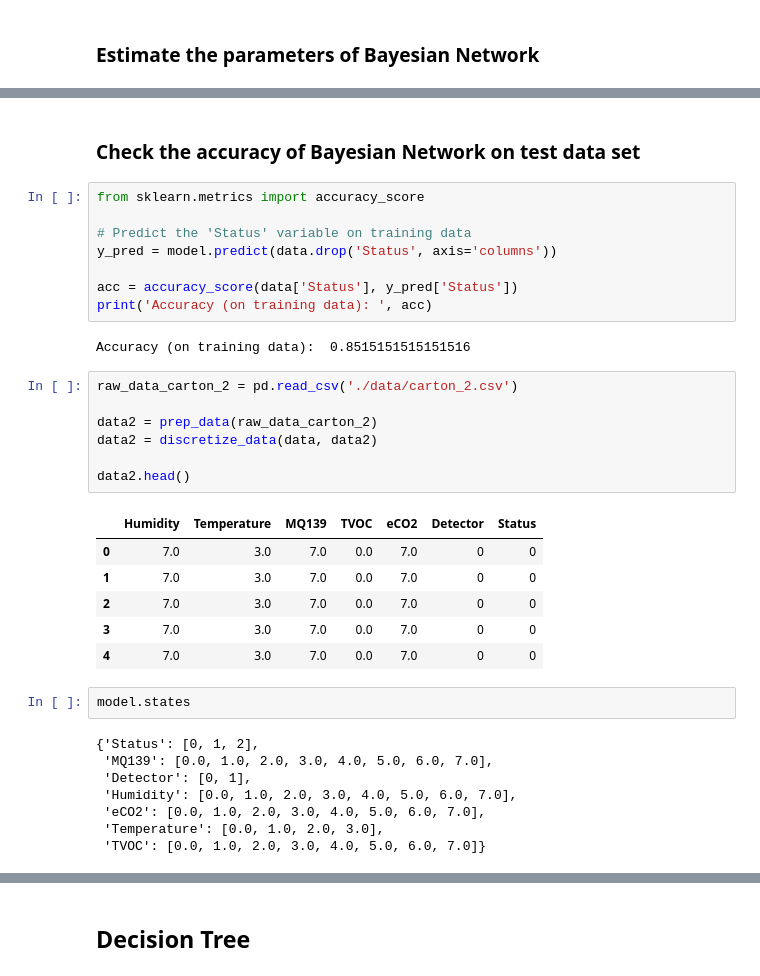
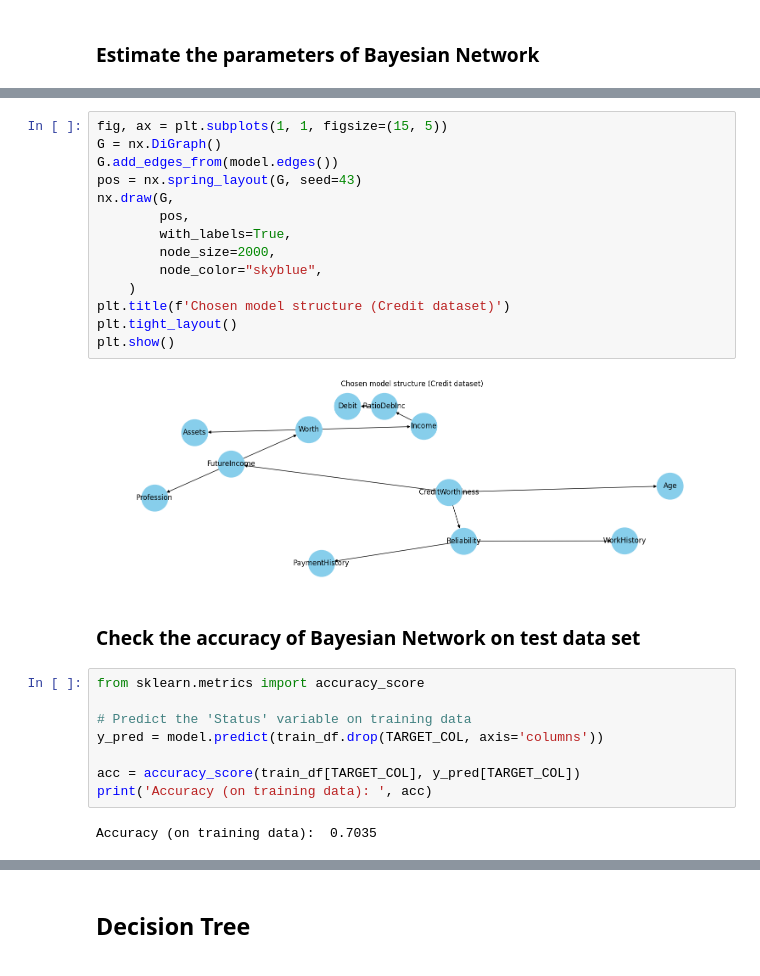
Before and after one commit to autonlab/bn-sat-verification, a Jupyter notebook: src/paper_experiment_fire/train_bnet.ipynb, the cells around one changed output, grey strips where cells are left out. Saved outputs shown, nothing was run; the diff lists cells and outputs as text.

```diff
--- a/src/paper_experiment_fire/train_bnet.ipynb
+++ b/src/paper_experiment_fire/train_bnet.ipynb
@@ -150,36 +127,28 @@ print(model.get_cpds('Status'))
+# %%
+fig, ax = plt.subplots(1, 1, figsize=(15, 5))
+G = nx.DiGraph()
+G.add_edges_from(model.edges())
+pos = nx.spring_layout(G, seed=43)
+nx.draw(G,
+        pos,
+        with_labels=True,
+        node_size=2000,
+        node_color="skyblue",
+    )
+plt.title(f'Chosen model structure (Credit dataset)')
+plt.tight_layout()
+plt.show()
+# %% [output]
+[figure, added]
 # %% [markdown]
 ### Check the accuracy of Bayesian Network on test data set
 # %%
 from sklearn.metrics import accuracy_score
 
 # Predict the 'Status' variable on training data
-y_pred = model.predict(data.drop('Status', axis='columns'))
+y_pred = model.predict(train_df.drop(TARGET_COL, axis='columns'))
 
-acc = accuracy_score(data['Status'], y_pred['Status'])
+acc = accuracy_score(train_df[TARGET_COL], y_pred[TARGET_COL])
 print('Accuracy (on training data): ', acc)
 # %% [output]
-Accuracy (on training data):  0.8515151515151516
+Accuracy (on training data):  0.7035
-# %%
-raw_data_carton_2 = pd.read_csv('./data/carton_2.csv')
-
-data2 = prep_data(raw_data_carton_2)
-data2 = discretize_data(data, data2)
-
-data2.head()
-# %% [output]
-|  | Humidity | Temperature | MQ139 | TVOC | eCO2 | Detector | Status |
-| 0 | 7.0 | 3.0 | 7.0 | 0.0 | 7.0 | 0 | 0 |
-| 1 | 7.0 | 3.0 | 7.0 | 0.0 | 7.0 | 0 | 0 |
-| 2 | 7.0 | 3.0 | 7.0 | 0.0 | 7.0 | 0 | 0 |
-| 3 | 7.0 | 3.0 | 7.0 | 0.0 | 7.0 | 0 | 0 |
-| 4 | 7.0 | 3.0 | 7.0 | 0.0 | 7.0 | 0 | 0 |
-# %%
-model.states
-# %% [output]
-{'Status': [0, 1, 2],
- 'MQ139': [0.0, 1.0, 2.0, 3.0, 4.0, 5.0, 6.0, 7.0],
- 'Detector': [0, 1],
- 'Humidity': [0.0, 1.0, 2.0, 3.0, 4.0, 5.0, 6.0, 7.0],
- 'eCO2': [0.0, 1.0, 2.0, 3.0, 4.0, 5.0, 6.0, 7.0],
- 'Temperature': [0.0, 1.0, 2.0, 3.0],
- 'TVOC': [0.0, 1.0, 2.0, 3.0, 4.0, 5.0, 6.0, 7.0]}
```
Also changed, not shown: parts of 27 cells of this notebook, 5 other files.
